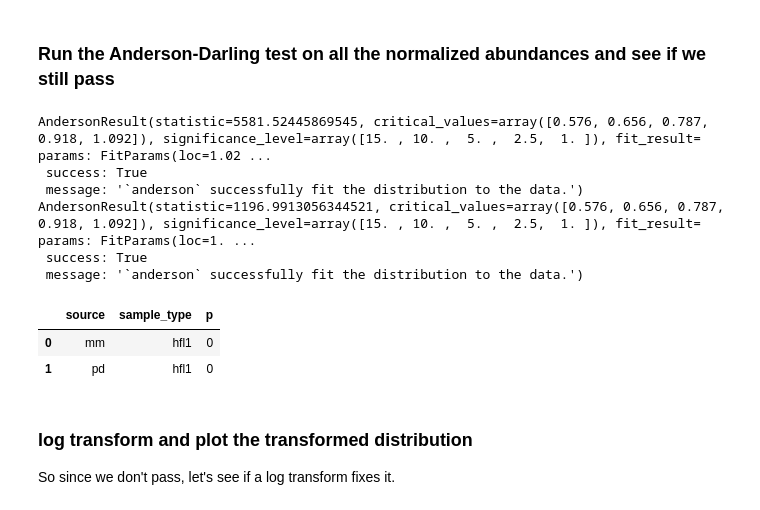
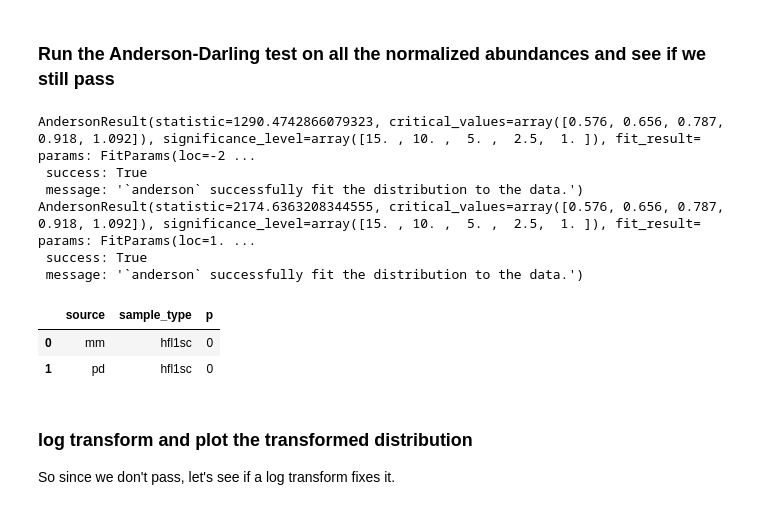
Before and after one commit to PayneLab/organoid_scp, a Jupyter notebook: 02_distributions.ipynb, the cells around one changed output. Drawn from its saved outputs; the diff is of its cells as text; code cells hidden in the pictures.

```diff
--- a/02_distributions.ipynb
+++ b/02_distributions.ipynb
@@ -22,7 +20,7 @@ inputs = {}
 for source in ["mm", "pd"]:
     df = oscutils.\
     load_protein_table(source, "quant", clean=True).\
-    drop(columns="sample").\
+    drop(columns=["sample", "FileName"]).\
     set_index(["sample_type", "sample_condition", "sample_num"])
 
     inputs[source] = df
@@ -507,39 +505,39 @@ def ad_on_normalized(inputs_dict, log2):
     # We only test the single cell samples because the boost and pseudo-bulk
     # don't normalize well due to small sample sizes--see explanation in text
     # box above
-    sample_type = "hfl1"
+    sample_type = "hfl1sc"
 
     for source in normalized["source"].unique():
 
         abundances = normalized.loc[
             (normalized["source"] == source) &
             (normalized["sample_type"] == sample_type), data_colname]
 
         ad_res = scipy.stats.anderson(abundances, dist="norm")
         print(ad_res)
         p = get_ad_p(ad_res=ad_res, n=len(abundances))
 
         sources.append(source)
         sample_types.append(sample_type)
         pvals.append(p)
 
     return pd.DataFrame({
         "source": sources,
         "sample_type": sample_types,
         "p": pvals,
     })
 
 ad_on_normalized(inputs, log2=False)
 # %% [output]
-AndersonResult(statistic=5581.52445869545, critical_values=array([0.576, 0.656, 0.787, 0.918, 1.092]), significance_level=array([15. , 10. ,  5. ,  2.5,  1. ]), fit_result=  params: FitParams(loc=1.02 ...
+AndersonResult(statistic=1290.4742866079323, critical_values=array([0.576, 0.656, 0.787, 0.918, 1.092]), significance_level=array([15. , 10. ,  5. ,  2.5,  1. ]), fit_result=  params: FitParams(loc=-2 ...
  success: True
  message: '`anderson` successfully fit the distribution to the data.')
-AndersonResult(statistic=1196.9913056344521, critical_values=array([0.576, 0.656, 0.787, 0.918, 1.092]), significance_level=array([15. , 10. ,  5. ,  2.5,  1. ]), fit_result=  params: FitParams(loc=1. ...
+AndersonResult(statistic=2174.6363208344555, critical_values=array([0.576, 0.656, 0.787, 0.918, 1.092]), significance_level=array([15. , 10. ,  5. ,  2.5,  1. ]), fit_result=  params: FitParams(loc=1. ...
  success: True
  message: '`anderson` successfully fit the distribution to the data.')
 |  | source | sample_type | p |
-| 0 | mm | hfl1 | 0 |
-| 1 | pd | hfl1 | 0 |
+| 0 | mm | hfl1sc | 0 |
+| 1 | pd | hfl1sc | 0 |
 # %% [markdown]
 ### log transform and plot the transformed distribution
 
```
Also changed, not shown: parts of 4 cells of this notebook, 1 other file.
